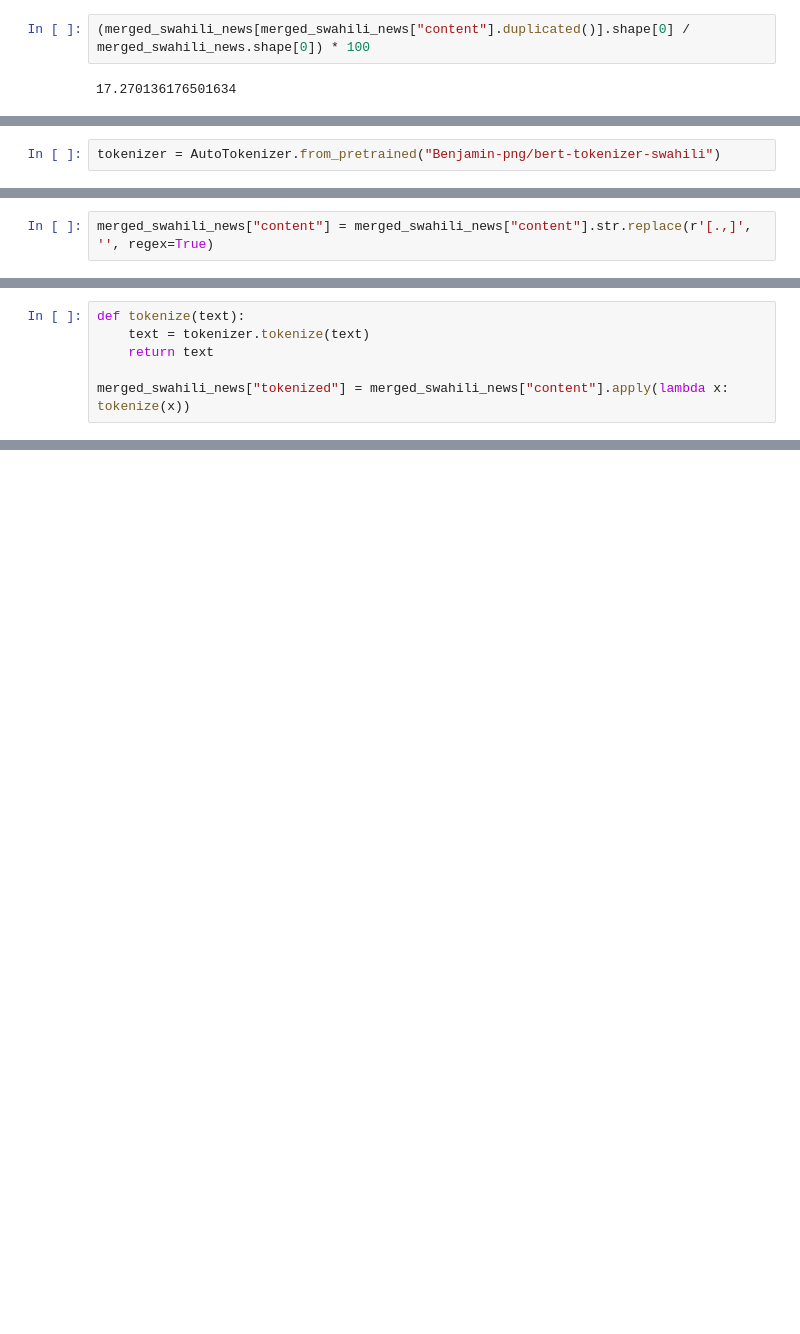
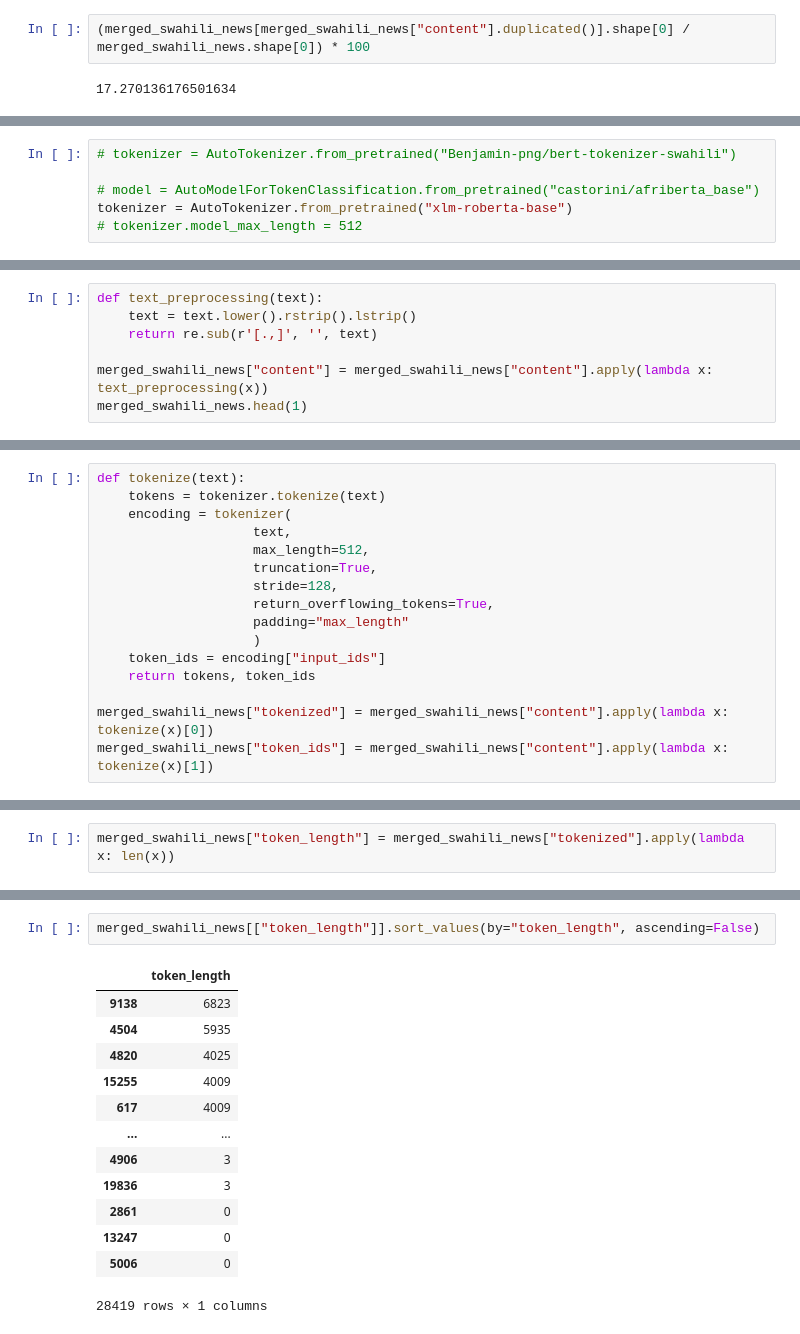
Before and after one commit to muchemicarol/ML4NLU_TermPaper, a Jupyter notebook: swahili_classification.ipynb, the cells around one changed output, grey strips where cells are left out. Saved outputs shown, nothing was run; the diff lists cells and outputs as text; blank space fills up the shorter version.

Commit message:
tokenizing long text

```diff
--- a/swahili_classification.ipynb
+++ b/swahili_classification.ipynb
@@ -283,3 +222,7 @@ merged_swahili_news[merged_swahili_news["content"] == "serikali imesema haitakuw
 # %%
-tokenizer = AutoTokenizer.from_pretrained("Benjamin-png/bert-tokenizer-swahili")
+# tokenizer = AutoTokenizer.from_pretrained("Benjamin-png/bert-tokenizer-swahili")
+
+# model = AutoModelForTokenClassification.from_pretrained("castorini/afriberta_base")
+tokenizer = AutoTokenizer.from_pretrained("xlm-roberta-base")
+# tokenizer.model_max_length = 512
 # %%
@@ -306,2 +230,7 @@ Token indices sequence length is longer than the specified maximum sequence leng
 # %%
-merged_swahili_news["content"] = merged_swahili_news["content"].str.replace(r'[.,]', '', regex=True)
+def text_preprocessing(text):
+    text = text.lower().rstrip().lstrip()
+    return re.sub(r'[.,]', '', text)
+
+merged_swahili_news["content"] = merged_swahili_news["content"].apply(lambda x: text_preprocessing(x))
+merged_swahili_news.head(1)
@@ -308,6 +245,16 @@ merged_swahili_news["content"] = merged_swahili_news["content"].str.replace(r'[.
 # %%
 def tokenize(text):
-    text = tokenizer.tokenize(text)
-    return text
+    tokens = tokenizer.tokenize(text)
+    encoding = tokenizer(
+                    text,
+                    max_length=512,
+                    truncation=True,
+                    stride=128,
+                    return_overflowing_tokens=True,
+                    padding="max_length"
+                    )
+    token_ids = encoding["input_ids"]
+    return tokens, token_ids
 
-merged_swahili_news["tokenized"] = merged_swahili_news["content"].apply(lambda x: tokenize(x))
+merged_swahili_news["tokenized"] = merged_swahili_news["content"].apply(lambda x: tokenize(x)[0])
+merged_swahili_news["token_ids"] = merged_swahili_news["content"].apply(lambda x: tokenize(x)[1])
@@ -337,0 +278,2 @@ merged_swahili_news.loc[5493, "tokenized"]
+# %%
+merged_swahili_news["token_length"] = merged_swahili_news["tokenized"].apply(lambda x: len(x))
@@ -337,0 +284,16 @@ merged_swahili_news.loc[5493, "tokenized"]
+# %%
+merged_swahili_news[["token_length"]].sort_values(by="token_length", ascending=False)
+# %% [output]
+|  | token_length |
+| 9138 | 6823 |
+| 4504 | 5935 |
+| 4820 | 4025 |
+| 15255 | 4009 |
+| 617 | 4009 |
+| ... | ... |
+| 4906 | 3 |
+| 19836 | 3 |
+| 2861 | 0 |
+| 13247 | 0 |
+| 5006 | 0 |
+28419 rows × 1 columns
```
Also changed, not shown: parts of 29 cells of this notebook.
